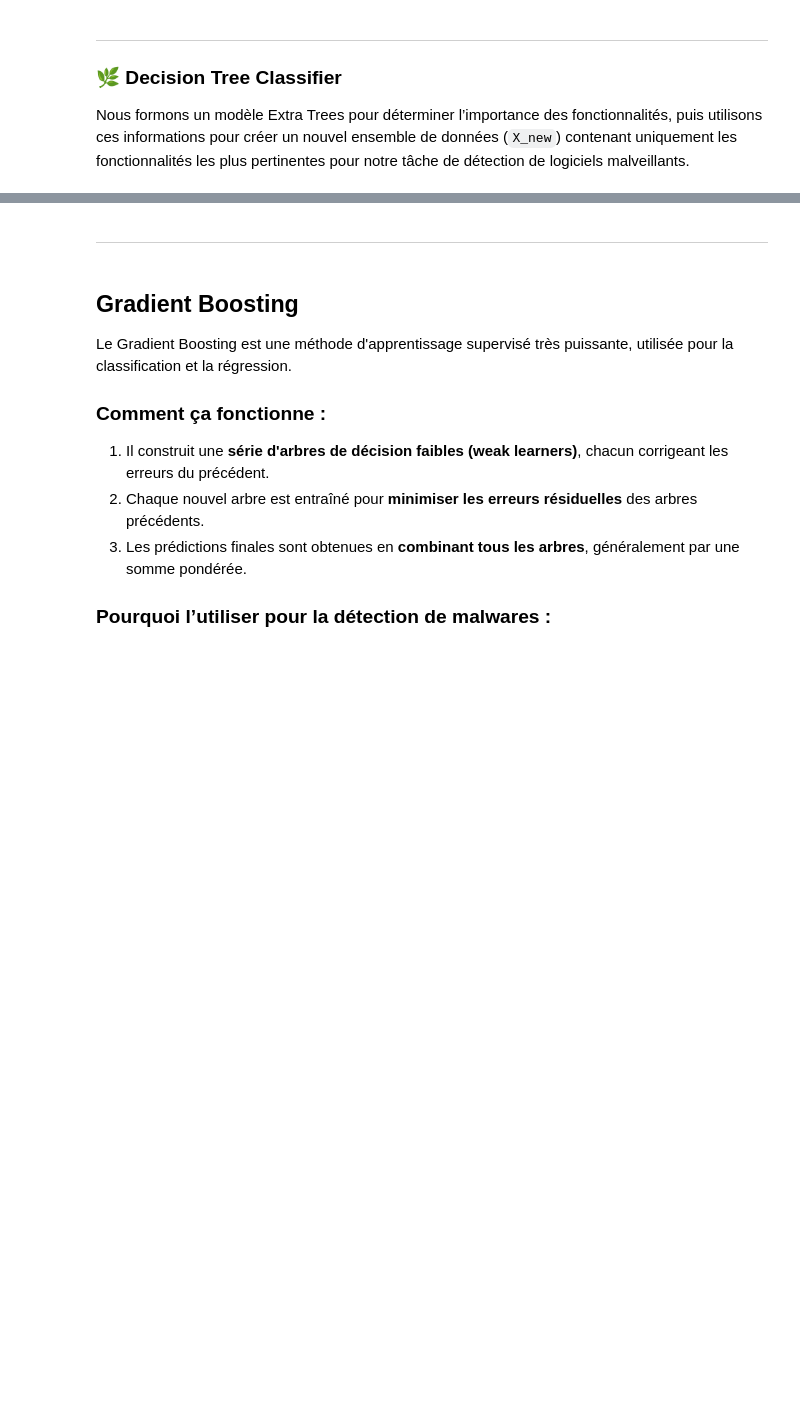
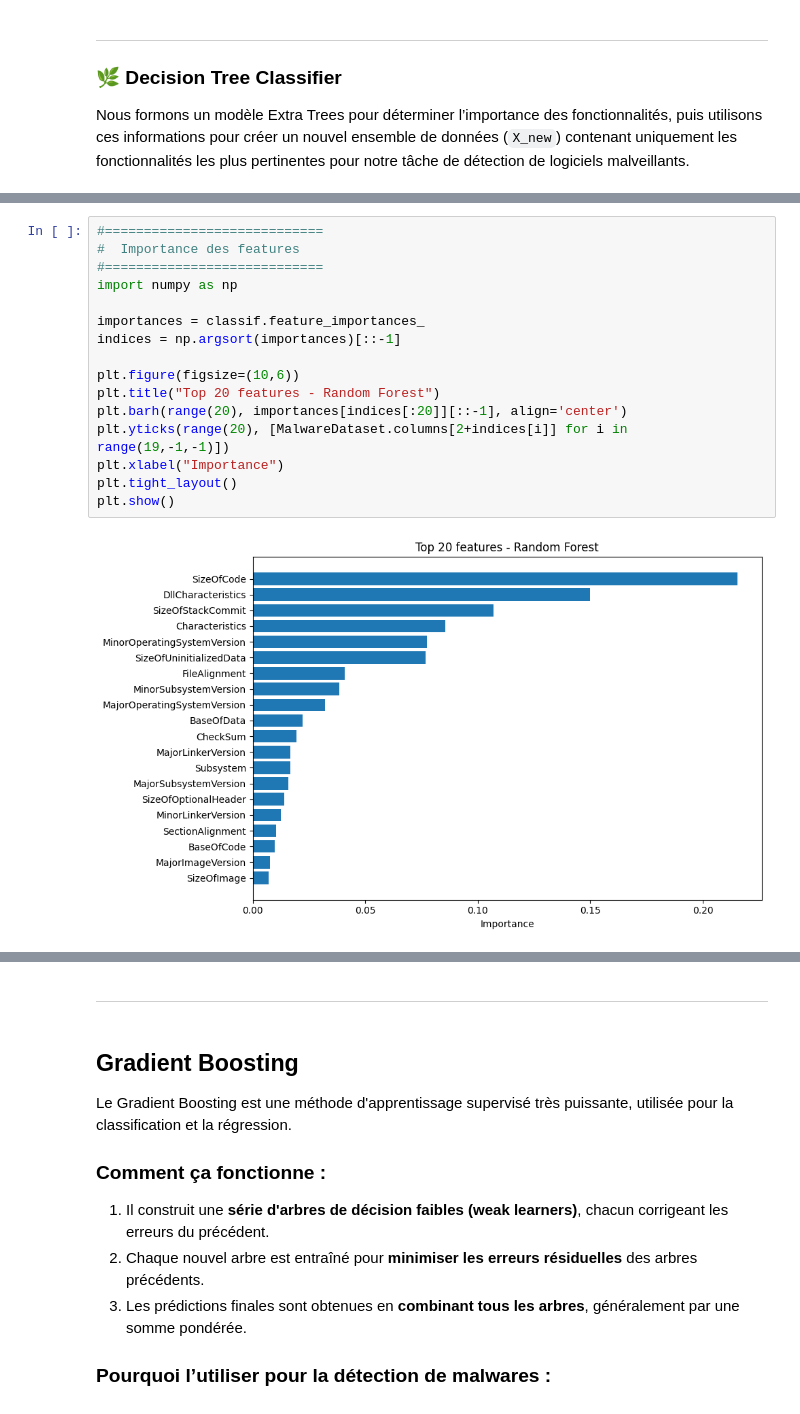
Before and after one commit to Liza-b-13/liza-repo, a Jupyter notebook: notebook/detection_PE_Headers.ipynb, the cells around one changed output, grey strips where cells are left out. Cells and saved outputs as stored; diff of their text form; blank space fills up the shorter version.

```diff
--- a/notebook/detection_PE_Headers.ipynb
+++ b/notebook/detection_PE_Headers.ipynb
@@ -236,0 +246,18 @@ Pour visualiser ça:
+# %%
+#============================
+#  Importance des features
+#============================
+import numpy as np
+
+importances = classif.feature_importances_
+indices = np.argsort(importances)[::-1]
+
+plt.figure(figsize=(10,6))
+plt.title("Top 20 features - Random Forest")
+plt.barh(range(20), importances[indices[:20]][::-1], align='center')
+plt.yticks(range(20), [MalwareDataset.columns[2+indices[i]] for i in range(19,-1,-1)])
+plt.xlabel("Importance")
+plt.tight_layout()
+plt.show()
+# %% [output]
+[figure, added]
```
Also changed, not shown: parts of 41 cells of this notebook.
